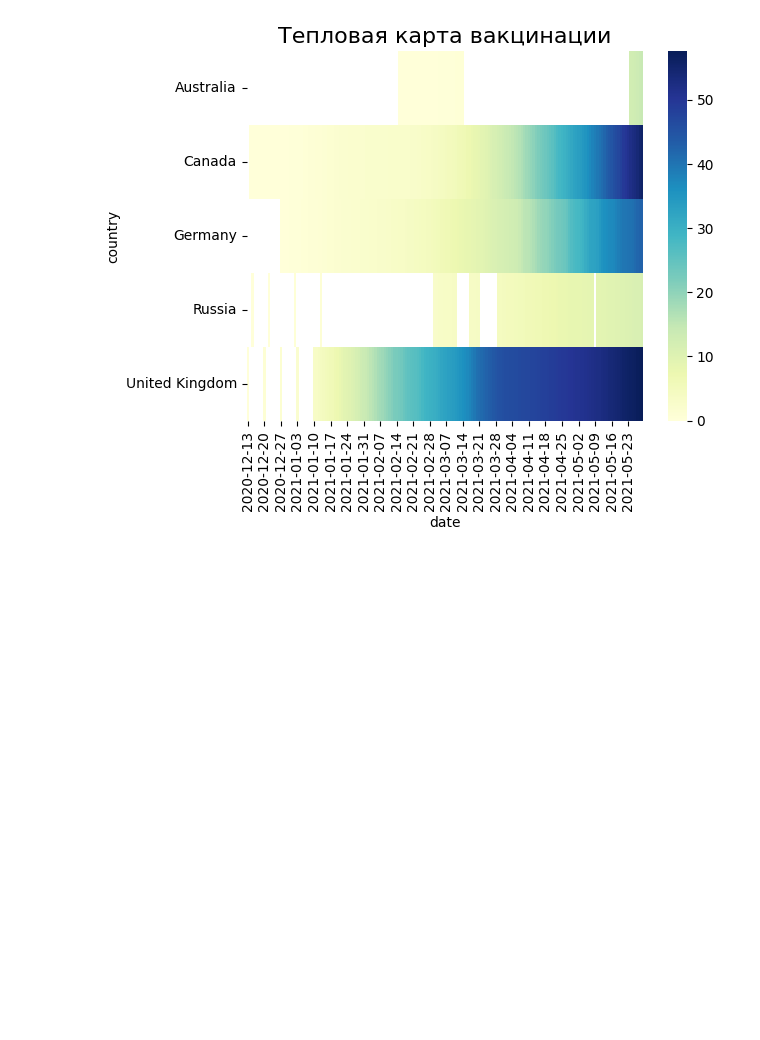
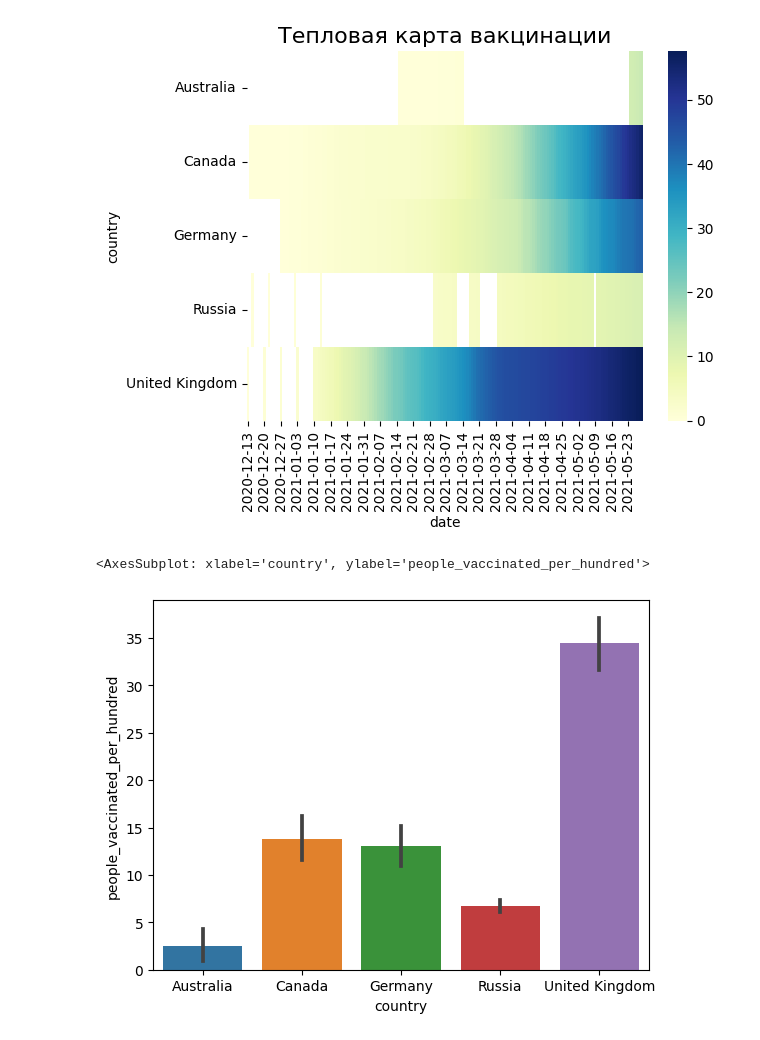
Before and after one commit to SudarickovIlya/DataCleaningProject, a Jupyter notebook: Visualization/Seaborn.ipynb, the cells around one changed output. Cells and saved outputs as stored; diff of their text form; code cells hidden in the pictures; blank space fills up the shorter version.

```diff
--- a/Visualization/Seaborn.ipynb
+++ b/Visualization/Seaborn.ipynb
@@ -113,3 +113,13 @@ heatmap.set_title('Тепловая карта вакцинации', fontsize=1
 # %% [output]
 Text(0.5, 1.0, 'Тепловая карта вакцинации')
 [figure]
+# %%
+sns.barplot(
+    data=croped_covid_df,
+    x='country',
+    y='people_vaccinated_per_hundred',
+
+)
+# %% [output]
+<AxesSubplot: xlabel='country', ylabel='people_vaccinated_per_hundred'>
+[figure, added]
```
Also changed, not shown: parts of 1 cell of this notebook.
